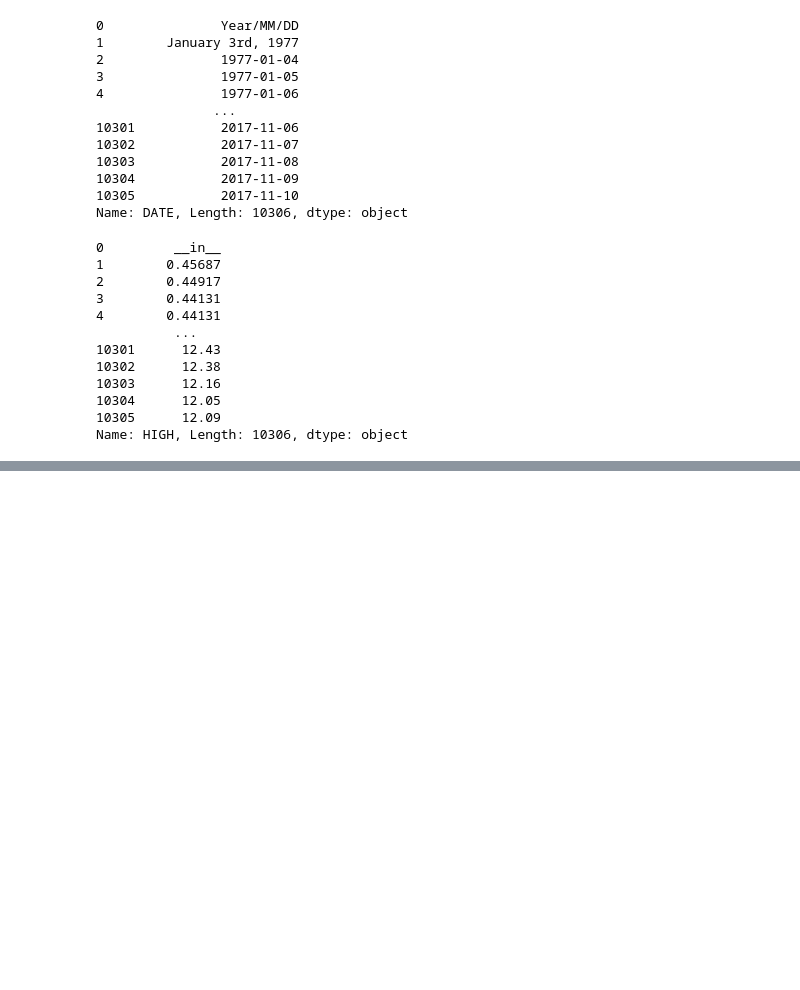
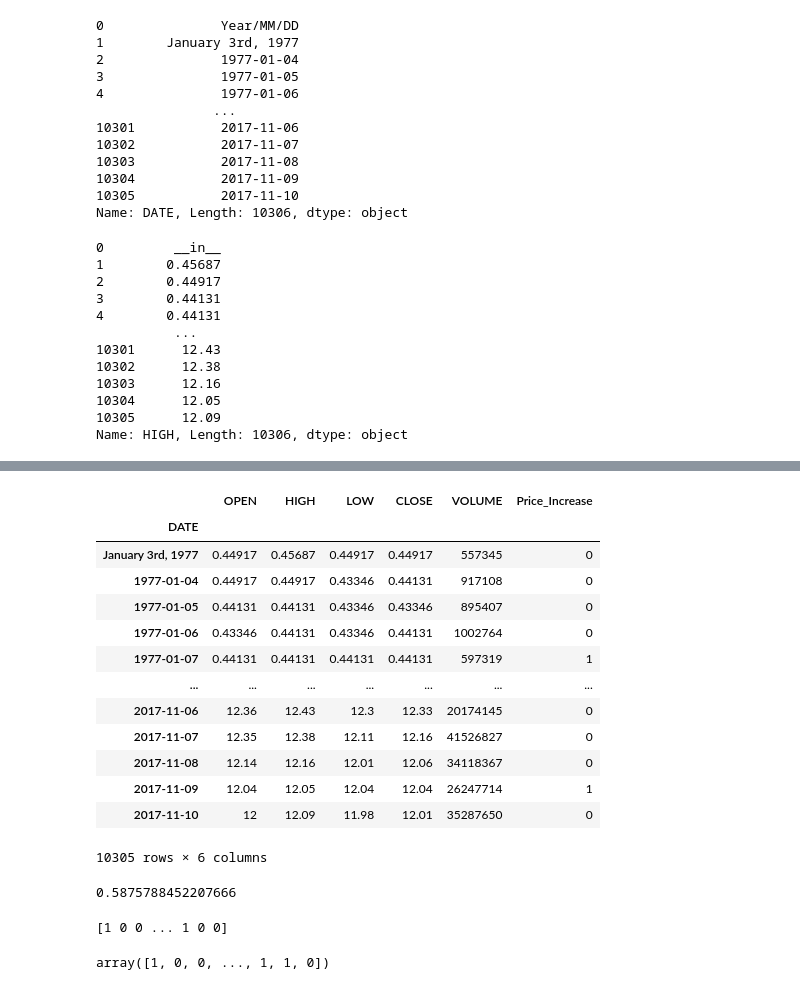
Before and after one commit to RJDischinger/DataScienceStockTracker2021, a Jupyter notebook: US StockMarket Manipulation 2021.ipynb, the cells around one changed output, grey strips where cells are left out. Cells and saved outputs as stored; diff of their text form; code cells hidden in the pictures; blank space fills up the shorter version.

```diff
--- a/US StockMarket Manipulation 2021.ipynb
+++ b/US StockMarket Manipulation 2021.ipynb
@@ -288,0 +380,4 @@ plt.subplots_adjust(left=.15)
+# %%
+#Change the index to be the DATE
+df_f = df_f.set_index((df_f['DATE'].values))
+df_f
@@ -288,0 +398,4 @@ plt.subplots_adjust(left=.15)
+# %%
+#Add a name for the index (DATE)
+df_f.index.name = 'DATE'
+df_f.head()
@@ -288,0 +410,4 @@ plt.subplots_adjust(left=.15)
+# %%
+#Drop the "DATE" column that is no longer needed
+df_f = df_f.drop(columns=['DATE'])
+df_f.head(10)
@@ -288,0 +427,4 @@ plt.subplots_adjust(left=.15)
+# %%
+#drop row one that is causeing errors
+df_f = df_f.drop('Year/MM/DD', axis=0)
+df_f.head(10)
@@ -288,0 +444,20 @@ plt.subplots_adjust(left=.15)
+# %%
+# Create a Target Column to show predicted High Price based on Historical Data.
+#NOTE: This is not usually a good predictor of stock worth.
+df_f['Price_Increase'] = np.where(df_f['HIGH'].shift(-1) > df_f['HIGH'],1,0)
+df_f
+# %% [output]
+|  | OPEN | HIGH | LOW | CLOSE | VOLUME | Price_Increase |
+| DATE |  |  |  |  |  |  |
+| January 3rd, 1977 | 0.44917 | 0.45687 | 0.44917 | 0.44917 | 557345 | 0 |
+| 1977-01-04 | 0.44917 | 0.44917 | 0.43346 | 0.44131 | 917108 | 0 |
+| 1977-01-05 | 0.44131 | 0.44131 | 0.43346 | 0.43346 | 895407 | 0 |
+| 1977-01-06 | 0.43346 | 0.44131 | 0.43346 | 0.44131 | 1002764 | 0 |
+| 1977-01-07 | 0.44131 | 0.44131 | 0.44131 | 0.44131 | 597319 | 1 |
+| ... | ... | ... | ... | ... | ... | ... |
+| 2017-11-06 | 12.36 | 12.43 | 12.3 | 12.33 | 20174145 | 0 |
+| 2017-11-07 | 12.35 | 12.38 | 12.11 | 12.16 | 41526827 | 0 |
+| 2017-11-08 | 12.14 | 12.16 | 12.01 | 12.06 | 34118367 | 0 |
+| 2017-11-09 | 12.04 | 12.05 | 12.04 | 12.04 | 26247714 | 1 |
+| 2017-11-10 | 12 | 12.09 | 11.98 | 12.01 | 35287650 | 0 |
+10305 rows × 6 columns
@@ -288,0 +471,18 @@ plt.subplots_adjust(left=.15)
+# %%
+#Create and train the model (DecisionTreeClassifier)
+tree = DecisionTreeClassifier().fit(feature_train, target_train)
+
+print(tree.score(feature_test, target_test))
+# %% [output]
+0.5875788452207666
+# %%
+#Show the model's prediction
+tree_prediction = tree.predict(feature_test)
+print(tree_prediction)
+# %% [output]
+[1 0 0 ... 1 0 0]
+# %%
+#Show the actual Values
+target_test
+# %% [output]
+array([1, 0, 0, ..., 1, 1, 0])
```
Also changed, not shown: parts of 24 cells of this notebook.
